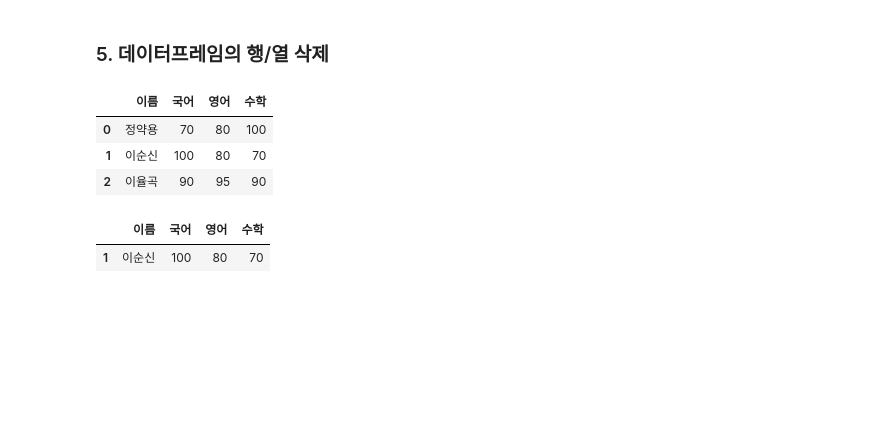
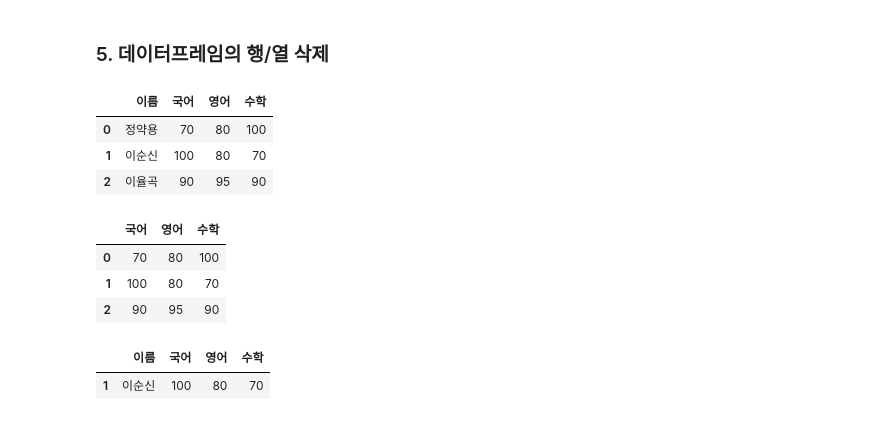
Before and after one commit to hsy21/jupyterdata, a Jupyter notebook: aiservice26/AI기반데이터분석_03_판다스_기본사용법_실습.ipynb, the cells around one changed output. Cells and saved outputs as stored; diff of their text form; code cells hidden in the pictures; blank space fills up the shorter version.

```diff
--- a/aiservice26/AI기반데이터분석_03_판다스_기본사용법_실습.ipynb
+++ b/aiservice26/AI기반데이터분석_03_판다스_기본사용법_실습.ipynb
@@ -318,6 +318,13 @@ score_df
 | 2 | 이율곡 | 90 | 95 | 90 |
 # %%
 # '이름' 칼럼 삭제
+new_df1 = score_df.drop(['이름'], axis=1)
+new_df1
+# %% [output]
+|  | 국어 | 영어 | 수학 |
+| 0 | 70 | 80 | 100 |
+| 1 | 100 | 80 | 70 |
+| 2 | 90 | 95 | 90 |
 # %%
 score_df.drop([0, 2]) #, axis=0)
 # %% [output]
```
Also changed, not shown: 2 other files.
